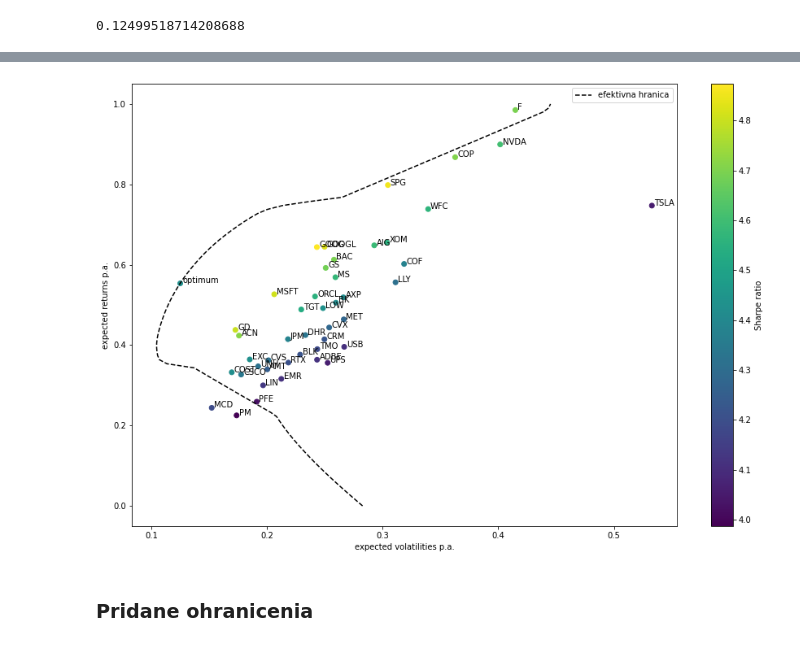
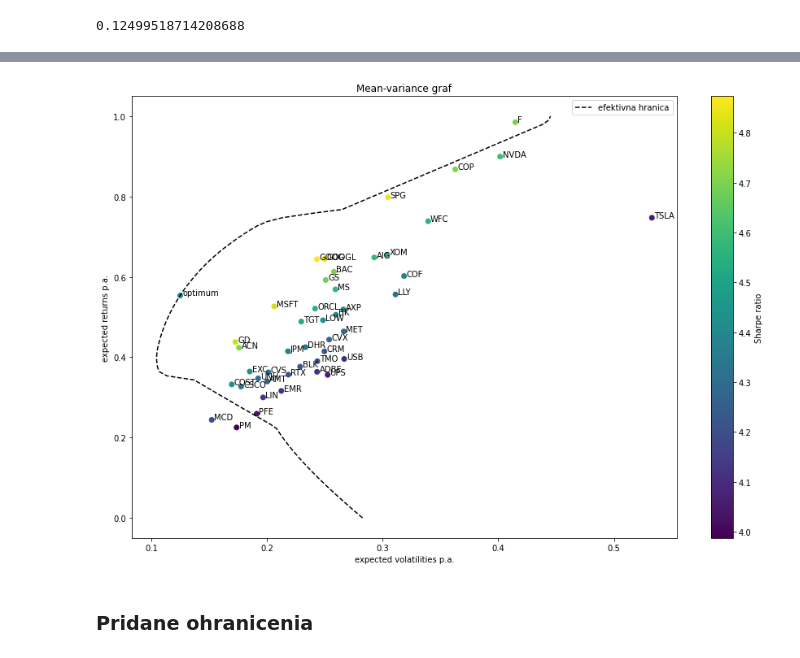
Before and after one commit to TheKompot/FinMatproject, a Jupyter notebook: markowitz_portfolio.ipynb, the cells around one changed output, grey strips where cells are left out. Drawn from its saved outputs; the diff is of its cells as text; code cells hidden in the pictures.

```diff
--- a/markowitz_portfolio.ipynb
+++ b/markowitz_portfolio.ipynb
@@ -164,22 +170,23 @@ for ret in np.linspace(0,1,n):
 # %%
 plt.figure(figsize=(15,10))
 
 plt.plot(volatility_opt,np.linspace(0,1,n),'--',c='black',label='efektivna hranica')
 
 plt.scatter(sigma,r,c=r/sigma)
 for i,stock in enumerate(stocks.columns):
     plt.text(sigma[i]+0.002,r[i],stock)
 
 plt.scatter(final_v,final_r,c=final_r/final_v)
 plt.text(final_v+0.002,final_r,'optimum')
 
 plt.ylabel('expected returns p.a.')
 plt.xlabel('expected volatilities p.a.')
 plt.legend()
+plt.title('Mean-variance graf')
 plt.colorbar(label='Sharpe ratio')
 plt.show()
 # %% [output]
-[figure, old version]
+[figure, new version]
 # %% [markdown]
 ### Pridane ohranicenia
 # %%
```
Also changed, not shown: parts of 4 cells of this notebook, 1 other file.
